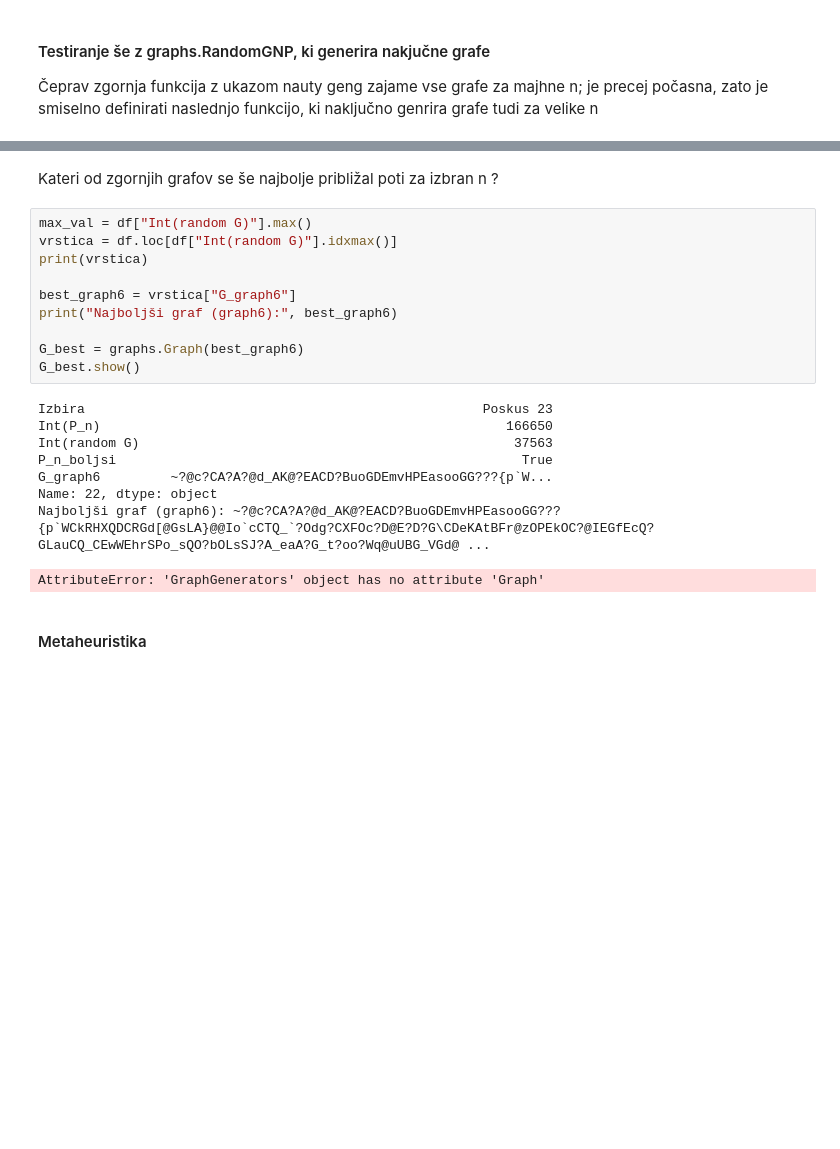
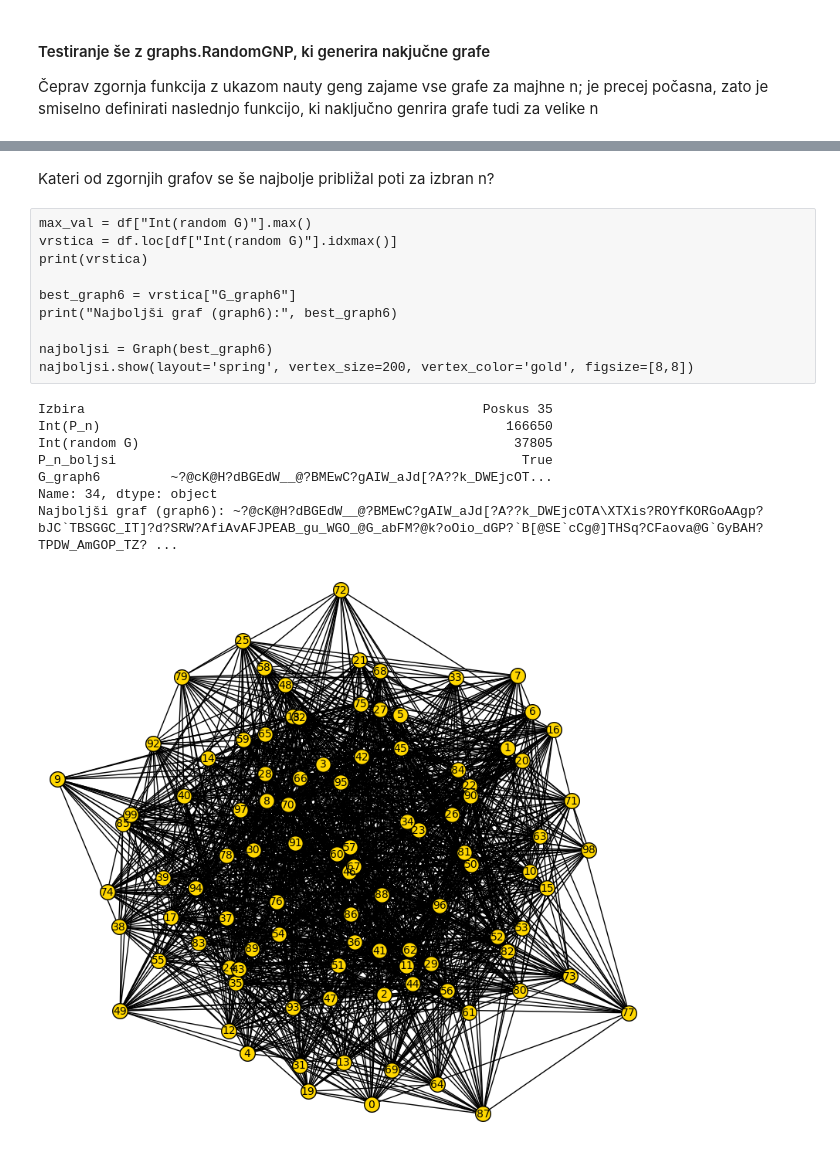
Before and after one commit to mm86903/Projektna-naloga---Interval-index, a Jupyter notebook: 1del.ipynb, the cells around one changed output, grey strips where cells are left out. Drawn from its saved outputs; the diff is of its cells as text; blank space fills up the shorter version.

```diff
--- a/1del.ipynb
+++ b/1del.ipynb
@@ -287,23 +289,21 @@ plt.tight_layout()
 # %% [markdown]
-Kateri od zgornjih grafov se še najbolje približal poti za izbran n ?
+Kateri od zgornjih grafov se še najbolje približal poti za izbran n?
 # %%
 max_val = df["Int(random G)"].max()
 vrstica = df.loc[df["Int(random G)"].idxmax()]
 print(vrstica)
 
 best_graph6 = vrstica["G_graph6"]
 print("Najboljši graf (graph6):", best_graph6)
 
-G_best = graphs.Graph(best_graph6)
-G_best.show()
+najboljsi = Graph(best_graph6)
+najboljsi.show(layout='spring', vertex_size=200, vertex_color='gold', figsize=[8,8])
 # %% [output]
-Izbira                                                   Poskus 23
+Izbira                                                   Poskus 35
 Int(P_n)                                                    166650
-Int(random G)                                                37563
+Int(random G)                                                37805
 P_n_boljsi                                                    True
-G_graph6         ~?@c?CA?A?@d_AK@?EACD?BuoGDEmvHPEasooGG???{p`W...
-Name: 22, dtype: object
-Najboljši graf (graph6): ~?@c?CA?A?@d_AK@?EACD?BuoGDEmvHPEasooGG???{p`WCkRHXQDCRGd[@GsLA}@@Io`cCTQ_`?Odg?CXFOc?D@E?D?G\CDeKAtBFr@zOPEkOC?@IEGfEcQ?GLauCQ_CEwWEhrSPo_sQO?bOLsSJ?A_eaA?G_t?oo?Wq@uUBG_VGd@ ...
+G_graph6         ~?@cK@H?dBGEdW__@?BMEwC?gAIW_aJd[?A??k_DWEjcOT...
+Name: 34, dtype: object
+Najboljši graf (graph6): ~?@cK@H?dBGEdW__@?BMEwC?gAIW_aJd[?A??k_DWEjcOTA\XTXis?ROYfKORGoAAgp?bJC`TBSGGC_IT]?d?SRW?AfiAvAFJPEAB_gu_WGO_@G_abFM?@k?oOio_dGP?`B[@SE`cCg@]THSq?CFaova@G`GyBAH?TPDW_AmGOP_TZ? ...
-AttributeError: 'GraphGenerators' object has no attribute 'Graph'
+[figure, added]
-# %% [markdown]
-#### Metaheuristika
```
Also changed, not shown: parts of 4 cells of this notebook.
